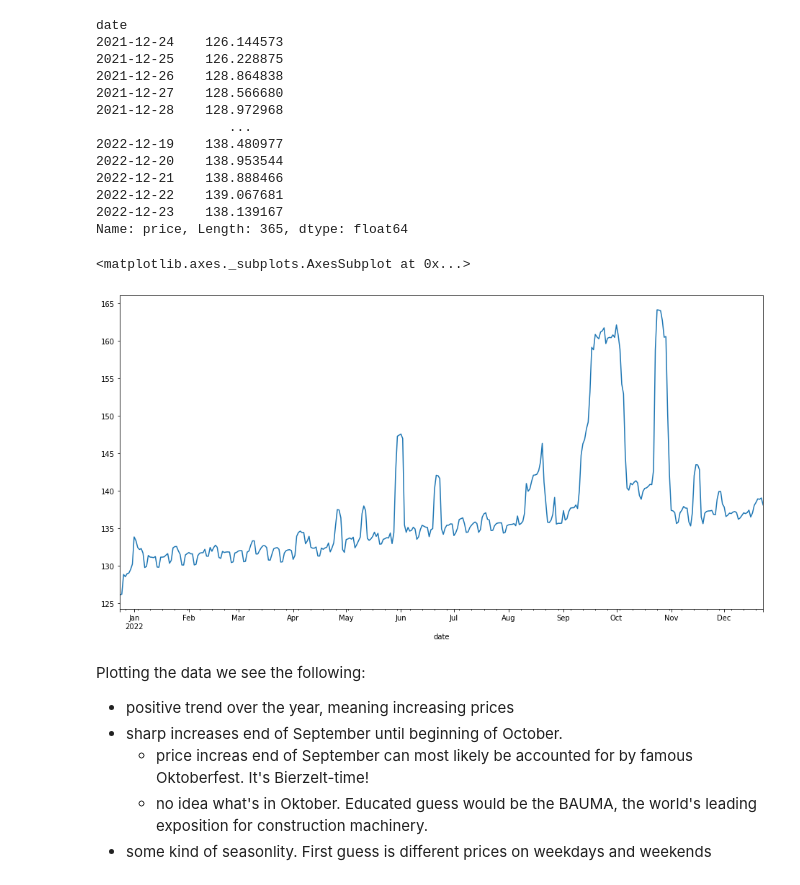
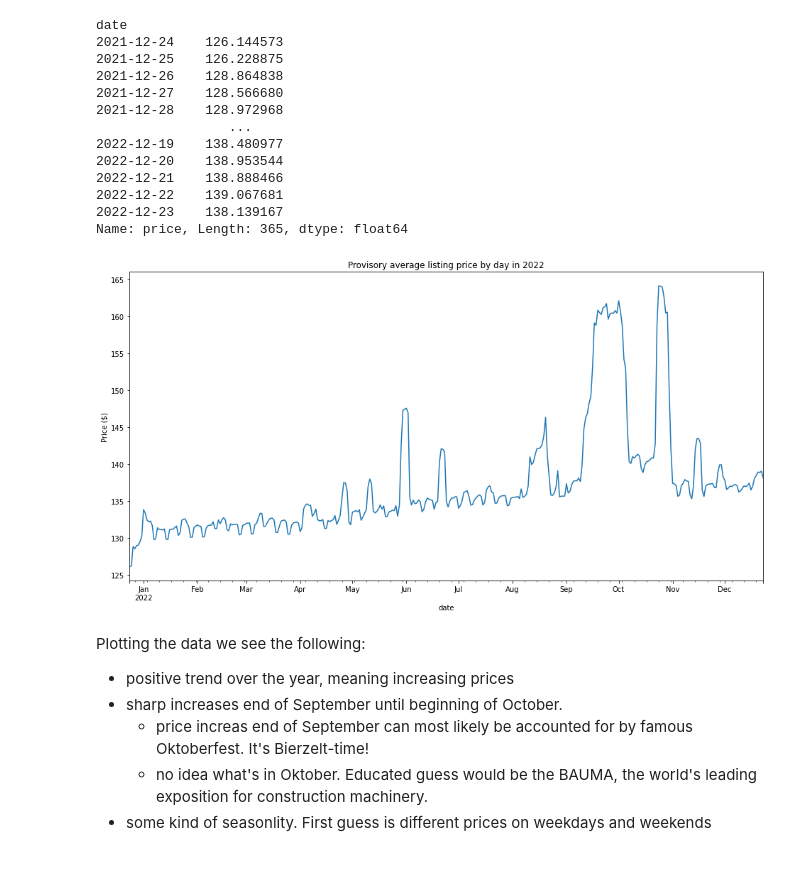
Before and after one commit to mstachl/Airbnb_Munich_EDA, a Jupyter notebook: airbnb_munich_EDA.ipynb, the cells around one changed output. Drawn from its saved outputs; the diff is of its cells as text; code cells hidden in the pictures.

```diff
--- a/airbnb_munich_EDA.ipynb
+++ b/airbnb_munich_EDA.ipynb
@@ -617,10 +639,9 @@ date
 2022-12-23    138.139167
 Name: price, Length: 365, dtype: float64
 # %%
-seasonal_prices.plot(figsize=(16,8))
+seasonal_prices.plot(figsize=(16,8), title="Provisory average listing price by day in 2022", ylabel="Price ($)");
 # %% [output]
-<matplotlib.axes._subplots.AxesSubplot at 0x...>
-[figure, old version]
+[figure, new version]
 # %% [markdown]
 Plotting the data we see the following:
 - positive trend over the year, meaning increasing prices
```
Also changed, not shown: parts of 14 cells of this notebook.
